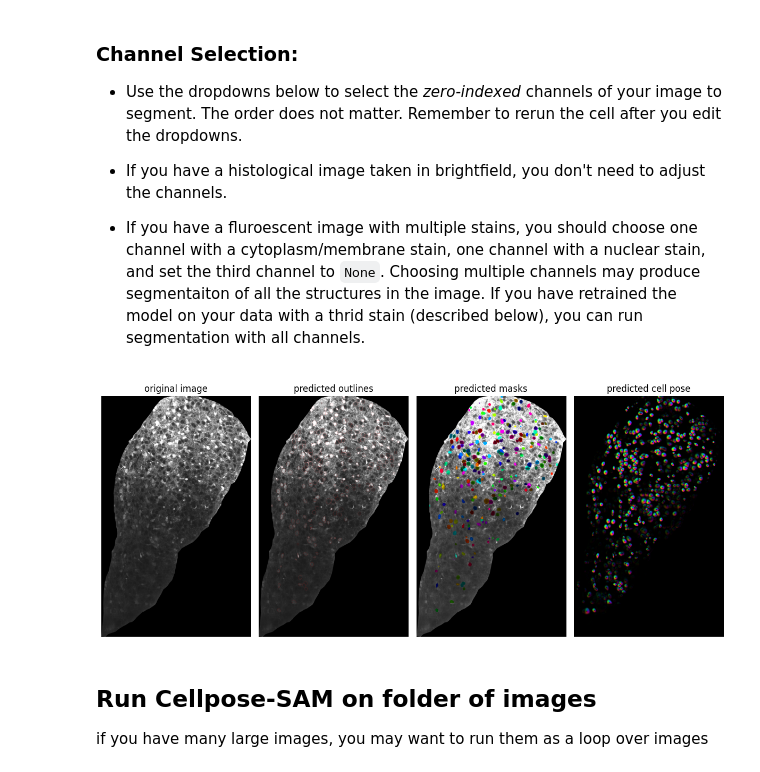
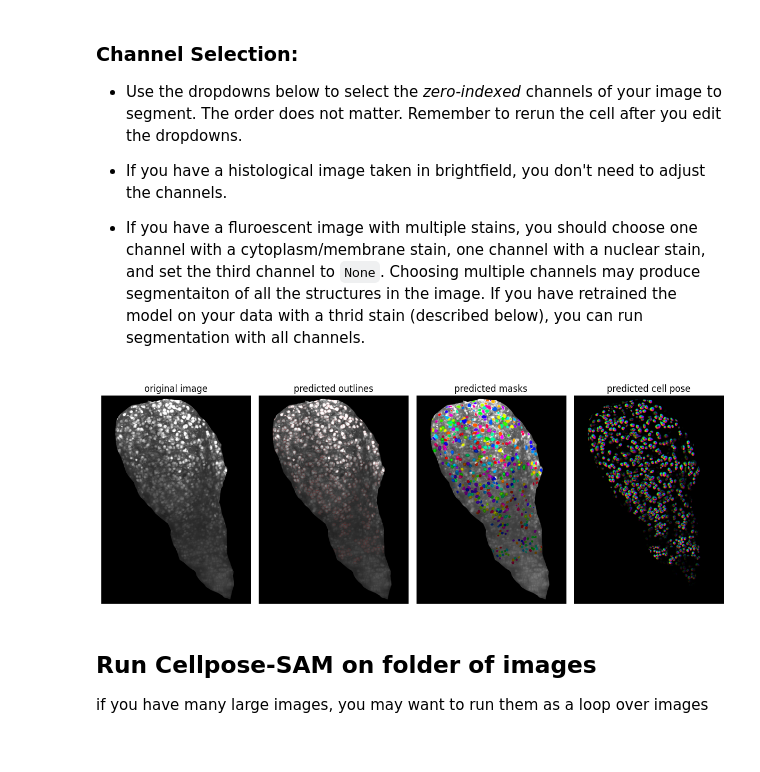
Before and after one commit to aparnab1988/aparnab1988.github.io, a Jupyter notebook: notebooks/run_Cellpose-SAM.ipynb, the cells around one changed output. Saved outputs shown, nothing was run; the diff lists cells and outputs as text; code cells hidden in the pictures.

```diff
--- a/notebooks/run_Cellpose-SAM.ipynb
+++ b/notebooks/run_Cellpose-SAM.ipynb
@@ -64,7 +64,7 @@ model = models.CellposeModel(gpu=True)
 Input directory with your images:
 # %%
 # *** change to your google drive folder path ***
-dir = "/content/drive/MyDrive/cellpose"
+dir = "/content/gdrive/MyDrive/PATH-TO-FILES/"
 dir = Path(dir)
 if not dir.exists():
   raise FileNotFoundError("directory does not exist")
@@ -116,53 +111,37 @@ your image has shape: (7, 4614, 2862). Assuming channel dimension is last with 2
 - If you have a fluroescent image with multiple stains, you should choose one channel with a cytoplasm/membrane stain, one channel with a nuclear stain, and set the third channel to `None`. Choosing multiple channels may produce segmentaiton of all the structures in the image. If you have retrained the model on your data with a thrid stain (described below), you can run segmentation with all channels.
 # %%
 first_channel = '0' # @param ['None', 0, 1, 2, 3, 4, 5]
-second_channel = 'None' # @param ['None', 0, 1, 2, 3, 4, 5]
-third_channel = 'None' # @param ['None', 0, 1, 2, 3, 4, 5]
+second_channel = '1' # @param ['None', 0, 1, 2, 3, 4, 5]
+third_channel = '2' # @param ['None', 0, 1, 2, 3, 4, 5]
-# %%
-selected_channels = []
-for i, c in enumerate([first_channel, second_channel, third_channel]):
-  if c == 'None':
-    continue
-  # The original image `img` has shape (Z, Y, X). `img.shape[-1]` is the X dimension (width).
-  # The channel selection dropdowns are intended for images with channels as the last dimension (Y, X, C).
-  # For a 3D grayscale image (Z, Y, X), there are no explicit channels in the last dimension.
-  # We will extract a 2D slice first, then pass it to model.eval as a grayscale image.
-  # Therefore, the channel index check against img.shape[-1] is not applicable here if img is (Z,Y,X).
-  # For now, we'll assume the user wants to segment a grayscale slice, so no explicit channel selection is needed on the 2D slice.
-  # If the user's image was (Y,X,C) and they wanted to pick a channel, this logic would be valid.
-  # For the current (7, 4500, 3240) image, we will proceed with the first 2D slice as a single-channel image.
-  # assert int(c) < img.shape[-1], 'invalid channel index, must be less than the number of channels in the last dimension'
-  # selected_channels.append(int(c))
-
-
-# Assuming img is (Z, Y, X) and we want to segment and plot the first slice (Z=0).
-# Extract the first 2D slice for processing and plotting.
-img_2d_slice = img[0] # This will be a (4500, 3240) 2D grayscale image
-
-# For Cellpose's `model.eval` and `plot.show_segmentation`, we now use this 2D slice.
-# If `img_2d_slice` is grayscale (Y, X), Cellpose can take it directly.
-# The `channels` argument for `model.eval` can be [0,0] for grayscale or [cyto_channel, nucleus_channel].
-# Since we assume a single grayscale slice, we don't need explicit channel arguments here
-# unless the model requires it (e.g. for nucleus segmentation).
-
-# Re-assign img_selected_channels to the 2D slice for consistency with the rest of the code.
-img_selected_channels = img_2d_slice
-
-flow_threshold = 0.4
-cellprob_threshold = 0.0
-tile_norm_blocksize = 0
-
-# Pass the 2D slice to model.eval. If it's a grayscale image, Cellpose will handle it.
-masks, flows, styles = model.eval(img_selected_channels, batch_size=32, flow_threshold=flow_threshold, cellprob_threshold=cellprob_threshold,
-                                  normalize={"tile_norm_blocksize": tile_norm_blocksize})
-
-fig = plt.figure(figsize=(12,5))
-# Pass the 2D slice for plotting
-plot.show_segmentation(fig, img_selected_channels, masks, flows[0])
-plt.tight_layout()
-plt.show()
-# %% [output]
-[figure, removed]
+# %%
+selected_channels = []
+for i, c in enumerate([first_channel, second_channel, third_channel]):
+  if c == 'None':
+    continue
+  if int(c) > img.shape[-1]:
+    assert False, 'invalid channel index, must have index greater or equal to the number of channels'
+  if c != 'None':
+    selected_channels.append(int(c))
+
+
+
+img_selected_channels = np.zeros_like(img)
+img_selected_channels[:, :, :len(selected_channels)] = img[:, :, selected_channels]
+
+
+flow_threshold = 0.4
+cellprob_threshold = 0.0
+tile_norm_blocksize = 0
+
+masks, flows, styles = model.eval(img_selected_channels, batch_size=32, flow_threshold=flow_threshold, cellprob_threshold=cellprob_threshold,
+                                  normalize={"tile_norm_blocksize": tile_norm_blocksize})
+
+fig = plt.figure(figsize=(12,5))
+plot.show_segmentation(fig, img_selected_channels, masks, flows[0])
+plt.tight_layout()
+plt.show()
+# %% [output]
+[figure, added]
 # %% [markdown]
 ## Run Cellpose-SAM on folder of images
 
```
Also changed, not shown: parts of 6 cells of this notebook.
